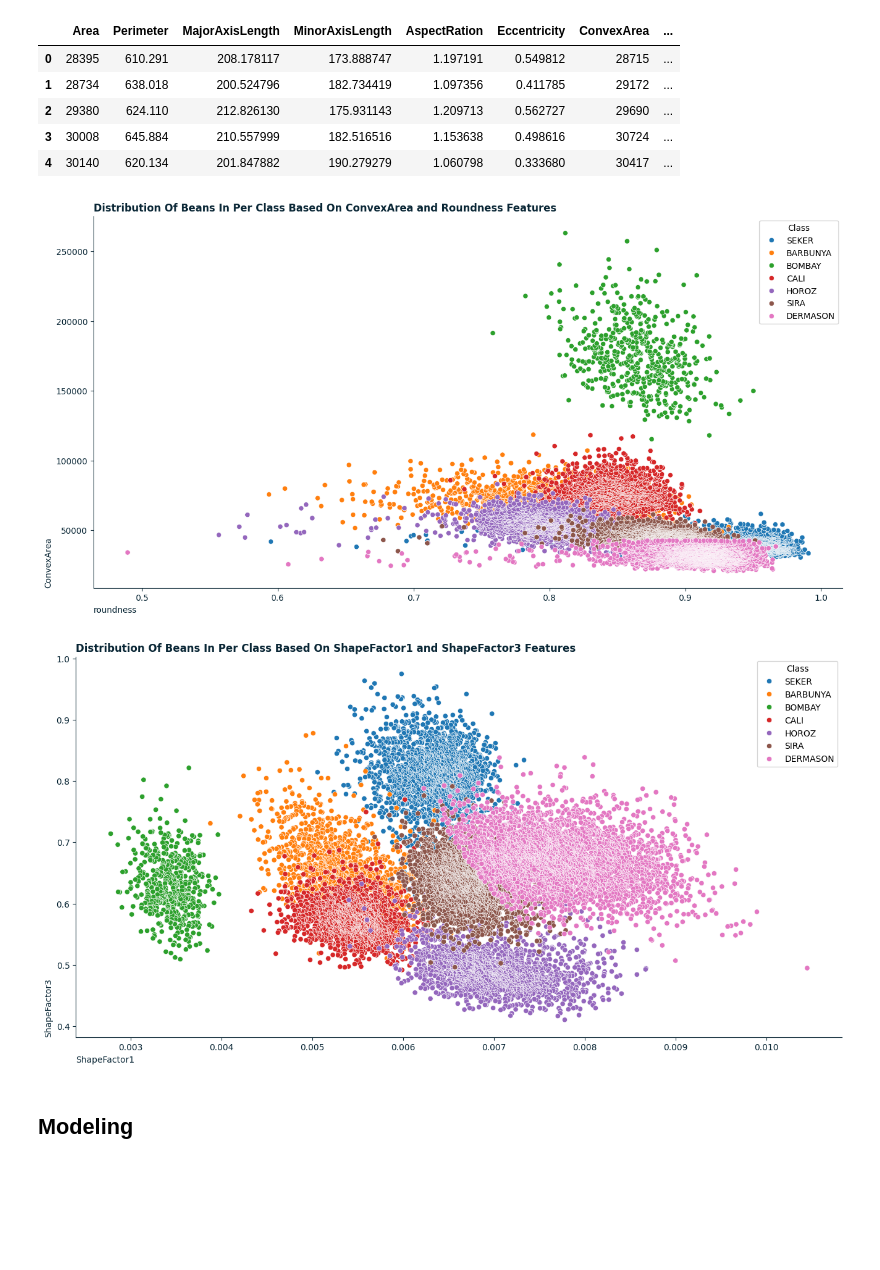
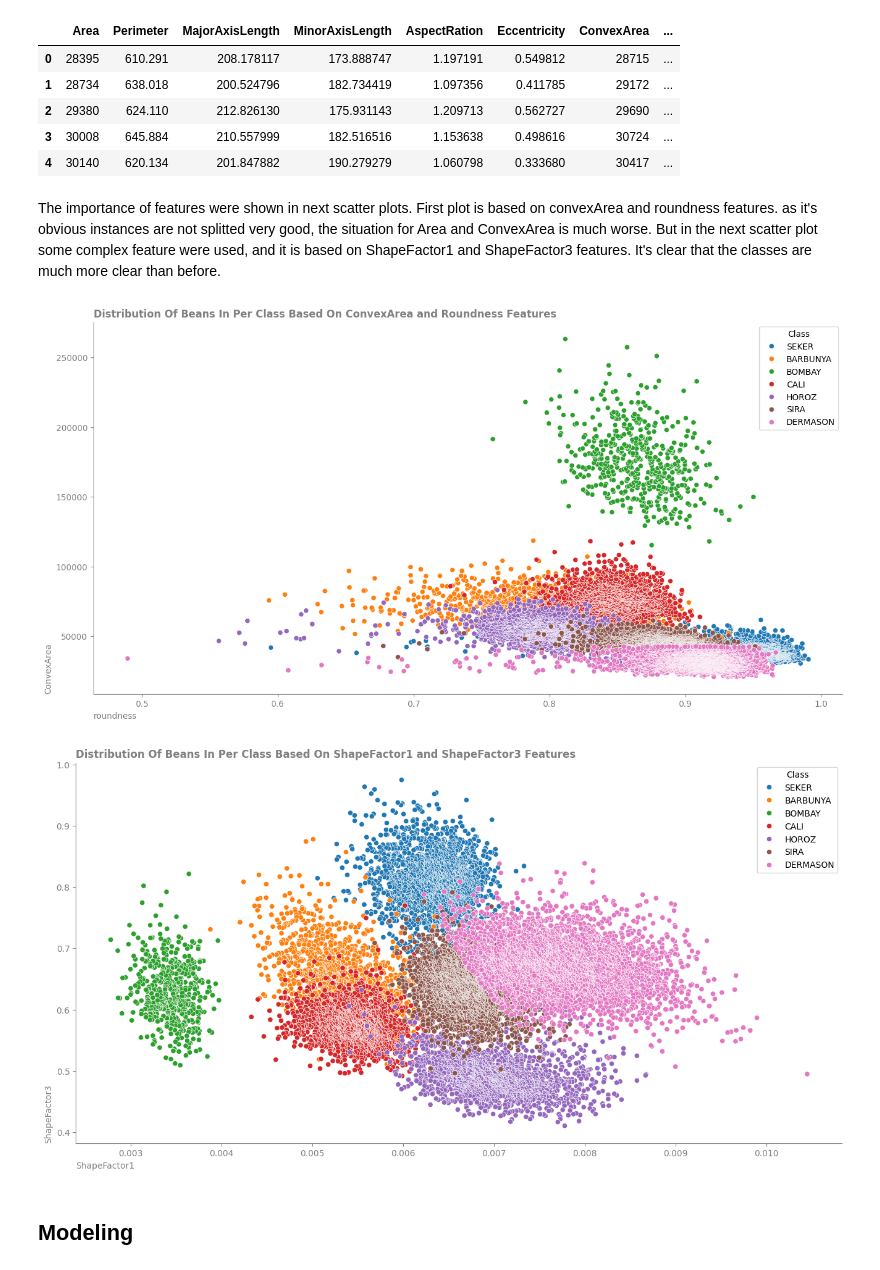
Before and after one commit to amin-eghbalian/dry_bean, a Jupyter notebook: dry_bean.ipynb, the cells around one changed output. Cells and saved outputs as stored; diff of their text form; code cells hidden in the pictures; blank space fills up the shorter version.

```diff
--- a/dry_bean.ipynb
+++ b/dry_bean.ipynb
@@ -100,37 +138,39 @@ bean_df.head()
 | 2 | 29380 | 624.110 | 212.826130 | 175.931143 | 1.209713 | 0.562727 | 29690 | ... |
 | 3 | 30008 | 645.884 | 210.557999 | 182.516516 | 1.153638 | 0.498616 | 30724 | ... |
 | 4 | 30140 | 620.134 | 201.847882 | 190.279279 | 1.060798 | 0.333680 | 30417 | ... |
+# %% [markdown]
+The importance of features were shown in next scatter plots. First plot is based on convexArea and roundness features. as it's obvious instances are not splitted very good, the situation for Area and ConvexArea is much worse. But in the next scatter plot some complex feature were used, and it is based on ShapeFactor1 and ShapeFactor3 features. It's clear that the classes are much more clear than before.
 # %%
 fig, ax = plt.subplots(figsize=(16, 8))
 sns.scatterplot(x=bean_df["roundness"] , y=bean_df['ConvexArea'], hue=bean_df.Class )
 
-ax.set_title("Distribution Of Beans In Per Class Based On ConvexArea and Roundness Features", loc="left", color="#092635", fontweight="bold")
-ax.set_xlabel("roundness", loc="left", color="#092635")
-ax.set_ylabel("ConvexArea", loc="bottom", color="#092635")
+ax.set_title("Distribution Of Beans In Per Class Based On ConvexArea and Roundness Features", loc="left", color="gray", fontweight="bold")
+ax.set_xlabel("roundness", loc="left", color="gray")
+ax.set_ylabel("ConvexArea", loc="bottom", color="gray")
 
 
 ax.spines[['right', 'top']].set_visible(False)
-ax.spines[['bottom', 'left']].set_color("#092635")
-ax.tick_params(axis='x', colors='#092635')
-ax.tick_params(axis='y', colors='#092635')
+ax.spines[['bottom', 'left']].set_color("gray")
+ax.tick_params(axis='x', colors='gray')
+ax.tick_params(axis='y', colors='gray')
 plt.show()
 # %% [output]
-[figure, old version]
+[figure, new version]
 # %%
 fig, ax = plt.subplots(figsize=(16, 8))
 sns.scatterplot(x=bean_df["ShapeFactor1"] , y=bean_df['ShapeFactor3'], hue=bean_df.Class )
 
-ax.set_title("Distribution Of Beans In Per Class Based On ShapeFactor1 and ShapeFactor3 Features", loc="left", color="#092635", fontweight="bold")
-ax.set_xlabel("ShapeFactor1", loc="left", color="#092635")
-ax.set_ylabel("ShapeFactor3", loc="bottom", color="#092635")
+ax.set_title("Distribution Of Beans In Per Class Based On ShapeFactor1 and ShapeFactor3 Features", loc="left", color="gray", fontweight="bold")
+ax.set_xlabel("ShapeFactor1", loc="left", color="gray")
+ax.set_ylabel("ShapeFactor3", loc="bottom", color="gray")
 
 
 ax.spines[['right', 'top']].set_visible(False)
-ax.spines[['bottom', 'left']].set_color("#092635")
-ax.tick_params(axis='x', colors='#092635')
-ax.tick_params(axis='y', colors='#092635')
+ax.spines[['bottom', 'left']].set_color("gray")
+ax.tick_params(axis='x', colors='gray')
+ax.tick_params(axis='y', colors='gray')
 plt.show()
 # %% [output]
-[figure, old version]
+[figure, new version]
 # %% [markdown]
 ## Modeling
```
Also changed, not shown: parts of 23 cells of this notebook.
